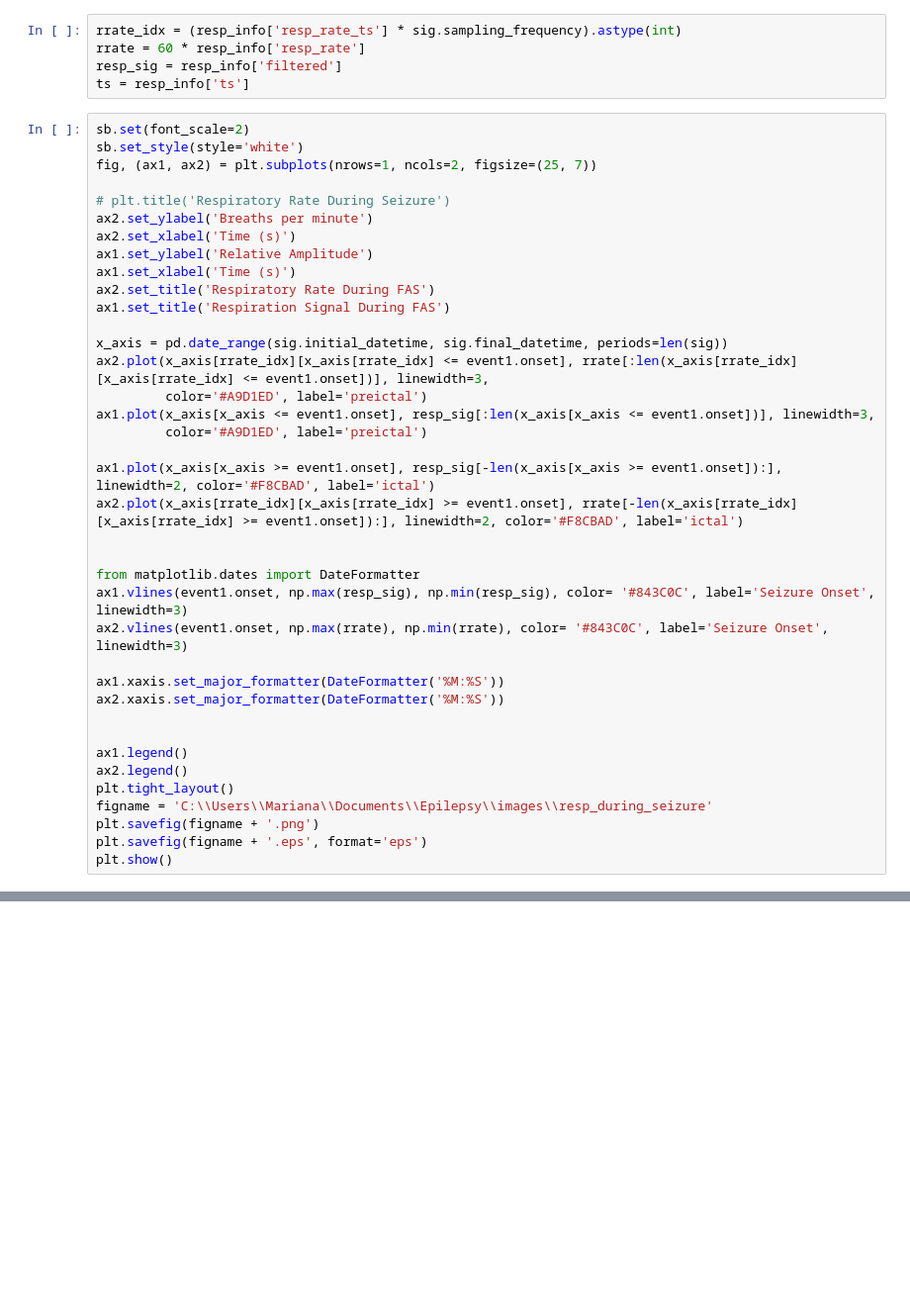
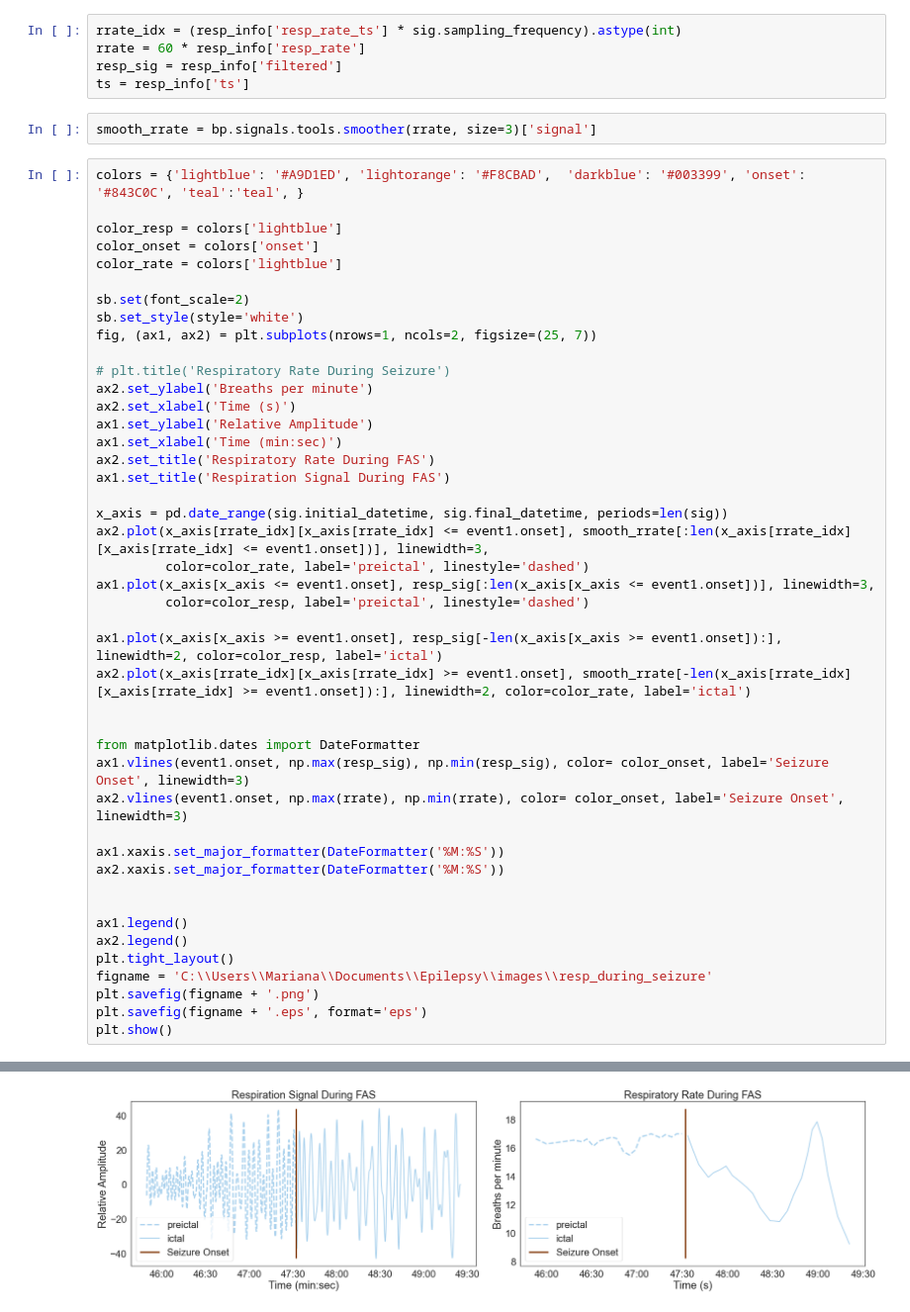
Before and after one commit to jomy-kk/LTBio, a Jupyter notebook: research_journal/05-09-2022/plot_seizure_resp.ipynb, the cells around one changed output, grey strips where cells are left out. Shown at 99% size. Drawn from its saved outputs; the diff is of its cells as text; blank space fills up the shorter version.

```diff
--- a/research_journal/05-09-2022/plot_seizure_resp.ipynb
+++ b/research_journal/05-09-2022/plot_seizure_resp.ipynb
@@ -32,7 +28,15 @@ rrate_idx = (resp_info['resp_rate_ts'] * sig.sampling_frequency).astype(int)
 rrate = 60 * resp_info['resp_rate']
 resp_sig = resp_info['filtered']
 ts = resp_info['ts']
+# %%
+smooth_rrate = bp.signals.tools.smoother(rrate, size=3)['signal']
 # %%
+colors = {'lightblue': '#A9D1ED', 'lightorange': '#F8CBAD',  'darkblue': '#003399', 'onset': '#843C0C', 'teal':'teal', }
+
+color_resp = colors['lightblue']
+color_onset = colors['onset']
+color_rate = colors['lightblue']
+
 sb.set(font_scale=2)
 sb.set_style(style='white')
 fig, (ax1, ax2) = plt.subplots(nrows=1, ncols=2, figsize=(25, 7))
@@ -41,23 +45,23 @@ fig, (ax1, ax2) = plt.subplots(nrows=1, ncols=2, figsize=(25, 7))
 ax2.set_ylabel('Breaths per minute')
 ax2.set_xlabel('Time (s)')
 ax1.set_ylabel('Relative Amplitude')
-ax1.set_xlabel('Time (s)')
+ax1.set_xlabel('Time (min:sec)')
 ax2.set_title('Respiratory Rate During FAS')
 ax1.set_title('Respiration Signal During FAS')
 
 x_axis = pd.date_range(sig.initial_datetime, sig.final_datetime, periods=len(sig))
-ax2.plot(x_axis[rrate_idx][x_axis[rrate_idx] <= event1.onset], rrate[:len(x_axis[rrate_idx][x_axis[rrate_idx] <= event1.onset])], linewidth=3,
-         color='#A9D1ED', label='preictal')
+ax2.plot(x_axis[rrate_idx][x_axis[rrate_idx] <= event1.onset], smooth_rrate[:len(x_axis[rrate_idx][x_axis[rrate_idx] <= event1.onset])], linewidth=3,
+         color=color_rate, label='preictal', linestyle='dashed')
 ax1.plot(x_axis[x_axis <= event1.onset], resp_sig[:len(x_axis[x_axis <= event1.onset])], linewidth=3,
-         color='#A9D1ED', label='preictal')
+         color=color_resp, label='preictal', linestyle='dashed')
 
-ax1.plot(x_axis[x_axis >= event1.onset], resp_sig[-len(x_axis[x_axis >= event1.onset]):], linewidth=2, color='#F8CBAD', label='ictal')
-ax2.plot(x_axis[rrate_idx][x_axis[rrate_idx] >= event1.onset], rrate[-len(x_axis[rrate_idx][x_axis[rrate_idx] >= event1.onset]):], linewidth=2, color='#F8CBAD', label='ictal')
+ax1.plot(x_axis[x_axis >= event1.onset], resp_sig[-len(x_axis[x_axis >= event1.onset]):], linewidth=2, color=color_resp, label='ictal')
+ax2.plot(x_axis[rrate_idx][x_axis[rrate_idx] >= event1.onset], smooth_rrate[-len(x_axis[rrate_idx][x_axis[rrate_idx] >= event1.onset]):], linewidth=2, color=color_rate, label='ictal')
 
 
 from matplotlib.dates import DateFormatter
-ax1.vlines(event1.onset, np.max(resp_sig), np.min(resp_sig), color= '#843C0C', label='Seizure Onset', linewidth=3)
-ax2.vlines(event1.onset, np.max(rrate), np.min(rrate), color= '#843C0C', label='Seizure Onset', linewidth=3)
+ax1.vlines(event1.onset, np.max(resp_sig), np.min(resp_sig), color= color_onset, label='Seizure Onset', linewidth=3)
+ax2.vlines(event1.onset, np.max(rrate), np.min(rrate), color= color_onset, label='Seizure Onset', linewidth=3)
 
 ax1.xaxis.set_major_formatter(DateFormatter('%M:%S'))
 ax2.xaxis.set_major_formatter(DateFormatter('%M:%S'))
@@ -70,3 +74,4 @@ figname = 'C:\\Users\\Mariana\\Documents\\Epilepsy\\images\\resp_during_seizure'
 plt.savefig(figname + '.png')
 plt.savefig(figname + '.eps', format='eps')
 plt.show()
+# %% [output]
@@ -72,0 +79 @@ plt.show()
+[figure, added]
```
Also changed, not shown: parts of 4 cells of this notebook, 18 other files.
